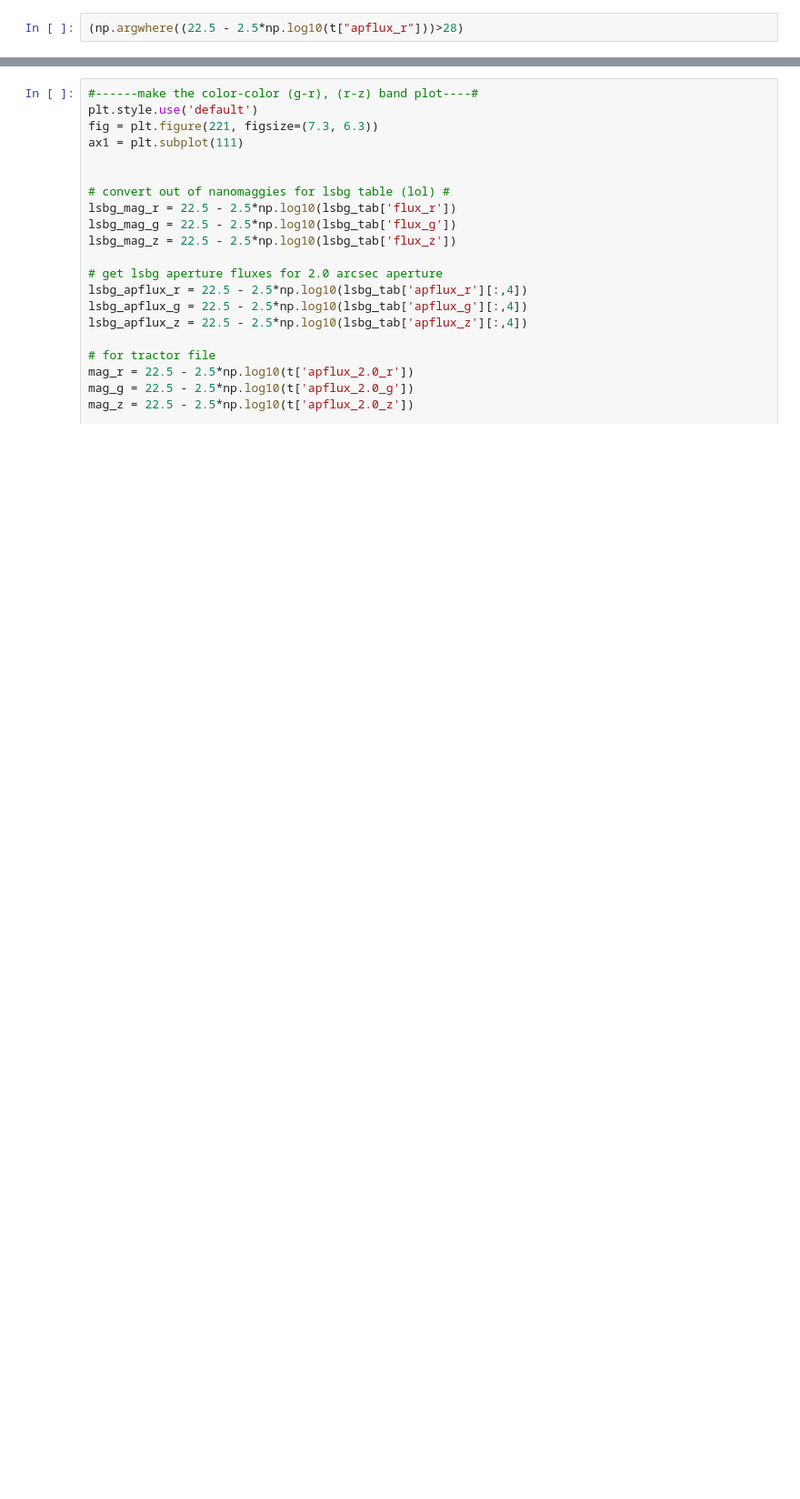
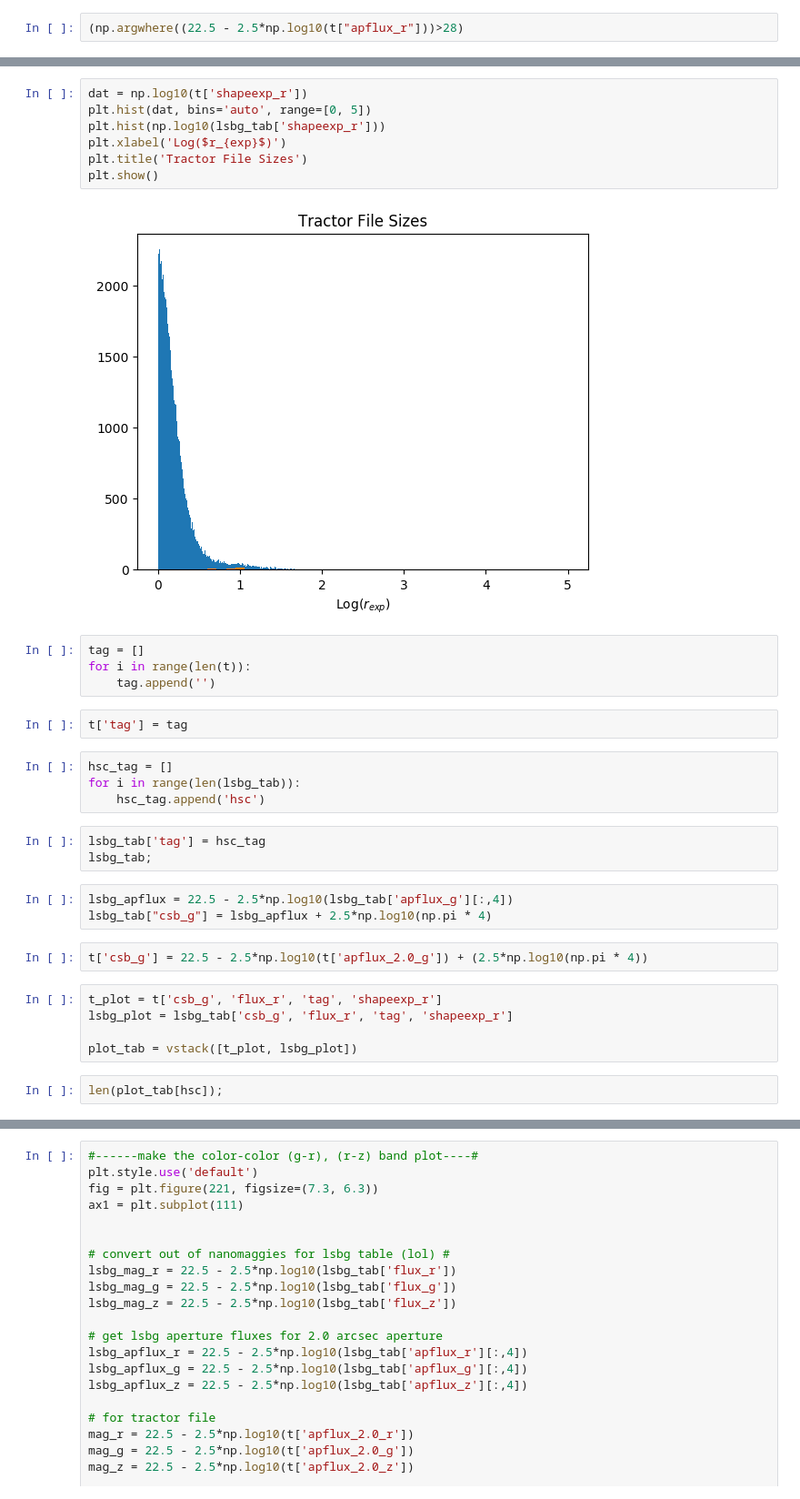
Before and after one commit to tlmakinen/ultra-diffuse-galaxy-JP, a Jupyter notebook: legacy-file-assembly.ipynb, the cells around one changed output, grey strips where cells are left out. Shown at 91% size. Cells and saved outputs as stored; diff of their text form; blank space fills up the shorter version.

```diff
--- a/legacy-file-assembly.ipynb
+++ b/legacy-file-assembly.ipynb
@@ -396,0 +405,34 @@ plt.show()
+# %%
+dat = np.log10(t['shapeexp_r'])
+plt.hist(dat, bins='auto', range=[0, 5])
+plt.hist(np.log10(lsbg_tab['shapeexp_r']))
+plt.xlabel('Log($r_{exp}$)')
+plt.title('Tractor File Sizes')
+plt.show()
+# %% [output]
+[figure, added]
+# %%
+tag = []
+for i in range(len(t)):
+    tag.append('')
+# %%
+t['tag'] = tag
+# %%
+hsc_tag = []
+for i in range(len(lsbg_tab)):
+    hsc_tag.append('hsc')
+# %%
+lsbg_tab['tag'] = hsc_tag
+lsbg_tab;
+# %%
+lsbg_apflux = 22.5 - 2.5*np.log10(lsbg_tab['apflux_g'][:,4])
+lsbg_tab["csb_g"] = lsbg_apflux + 2.5*np.log10(np.pi * 4)
+# %%
+t['csb_g'] = 22.5 - 2.5*np.log10(t['apflux_2.0_g']) + (2.5*np.log10(np.pi * 4))
+# %%
+t_plot = t['csb_g', 'flux_r', 'tag', 'shapeexp_r']
+lsbg_plot = lsbg_tab['csb_g', 'flux_r', 'tag', 'shapeexp_r']
+
+plot_tab = vstack([t_plot, lsbg_plot])
+# %%
+len(plot_tab[hsc]);
```
Also changed, not shown: parts of 17 cells of this notebook, 4 other files.
